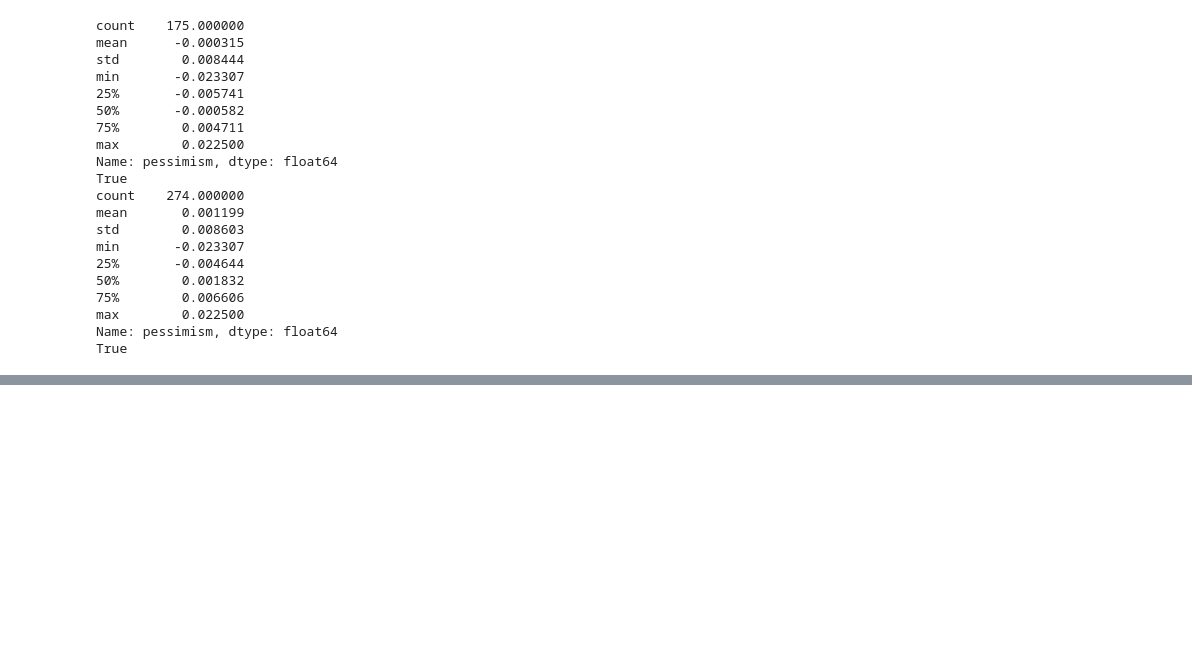
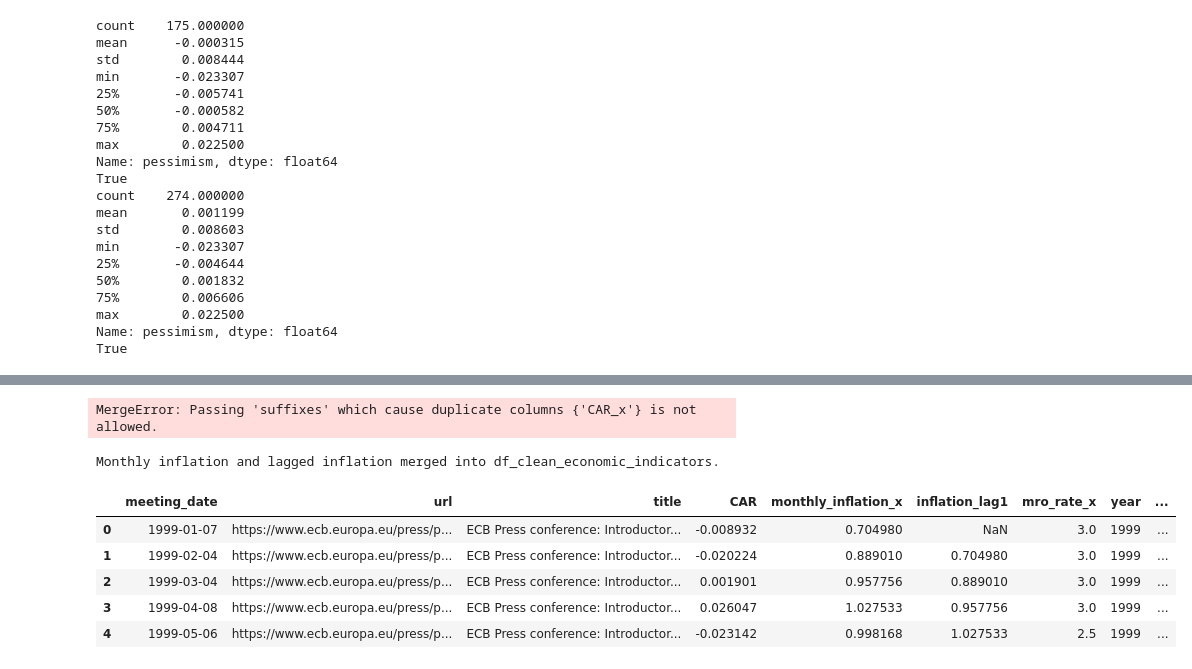
Before and after one commit to Katpst/ECB-similarity-project, a Jupyter notebook: Data_Science.ipynb, the cells around one changed output, grey strips where cells are left out. Saved outputs shown, nothing was run; the diff lists cells and outputs as text; code cells hidden in the pictures; blank space fills up the shorter version.

```diff
--- a/Data_Science.ipynb
+++ b/Data_Science.ipynb
@@ -989,0 +1249,15 @@ True
+# %%
+inflation_df["date"] = pd.to_datetime(inflation_df["date"])
+inflation_df = inflation_df.sort_values("date")
+
+# Ensure the inflation column from inflation_df has a unique name before merging
+df_clean = pd.merge_asof(
+    df_clean,
+    inflation_df[["date","inflation"]].rename(columns={"date":"meeting_date", "inflation":"monthly_inflation"}),
+    on="meeting_date",
+    direction="backward"
+)
+# lag inflation
+df_clean["inflation_lag1"] = df_clean["monthly_inflation"].shift(1)
+
+df_clean.head()
@@ -989,0 +1368,6 @@ True
+# %%
+
+# 1. Load ecb_monetary_policy_statements_all_years.csv into df_clean_economic_indicators
+df_clean_economic_indicators = pd.read_csv("ecb_monetary_policy_statements_all_years.csv")
+
+df_clean_economic_indicators.head()
@@ -989,0 +1382,30 @@ True
+# %%
+df_clean_economic_indicators = df_clean_economic_indicators.merge(
+    prices[["date","ret","expected_ret","abnormal_return","CAR",]],
+    left_on="meeting_date",
+    right_on="date",
+    how="left"
+).drop(columns=["date"])
+# %% [output]
+MergeError: Passing 'suffixes' which cause duplicate columns {'CAR_x'} is not allowed.
+# %%
+inflation_df_temp = inflation_df.copy()
+inflation_df_temp = inflation_df_temp.rename(columns={"date": "meeting_date", "inflation": "monthly_inflation"})
+
+df_clean_economic_indicators = pd.merge_asof(
+    df_clean_economic_indicators,
+    inflation_df_temp[["meeting_date", "monthly_inflation"]],
+    on="meeting_date",
+    direction="backward"
+)
+df_clean_economic_indicators["inflation_lag1"] = df_clean_economic_indicators["monthly_inflation"].shift(1)
+
+df_clean_economic_indicators.head()
+# %% [output]
+Monthly inflation and lagged inflation merged into df_clean_economic_indicators.
+|  | meeting_date | url | title | CAR | monthly_inflation_x | inflation_lag1 | mro_rate_x | year | ... |
+| 0 | 1999-01-07 | https://www.ecb.europa.eu/press/p... | ECB Press conference: Introductor... | -0.008932 | 0.704980 | NaN | 3.0 | 1999 | ... |
+| 1 | 1999-02-04 | https://www.ecb.europa.eu/press/p... | ECB Press conference: Introductor... | -0.020224 | 0.889010 | 0.704980 | 3.0 | 1999 | ... |
+| 2 | 1999-03-04 | https://www.ecb.europa.eu/press/p... | ECB Press conference: Introductor... | 0.001901 | 0.957756 | 0.889010 | 3.0 | 1999 | ... |
+| 3 | 1999-04-08 | https://www.ecb.europa.eu/press/p... | ECB Press conference: Introductor... | 0.026047 | 1.027533 | 0.957756 | 3.0 | 1999 | ... |
+| 4 | 1999-05-06 | https://www.ecb.europa.eu/press/p... | ECB Press conference: Introductor... | -0.023142 | 0.998168 | 1.027533 | 2.5 | 1999 | ... |
```
Also changed, not shown: parts of 43 cells of this notebook.
